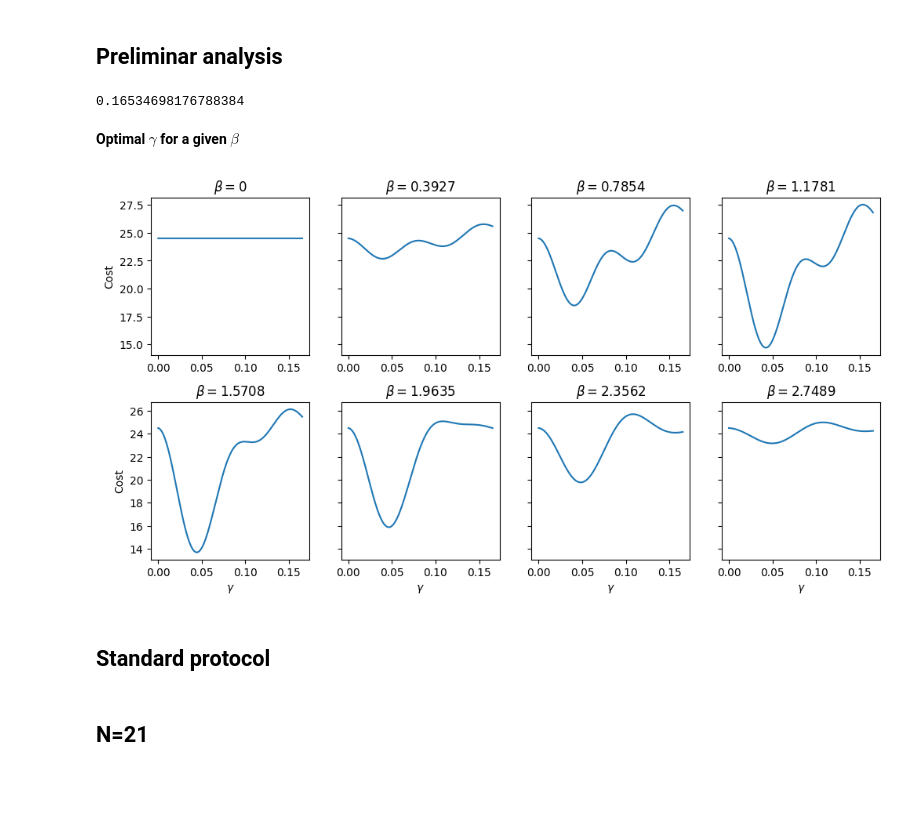
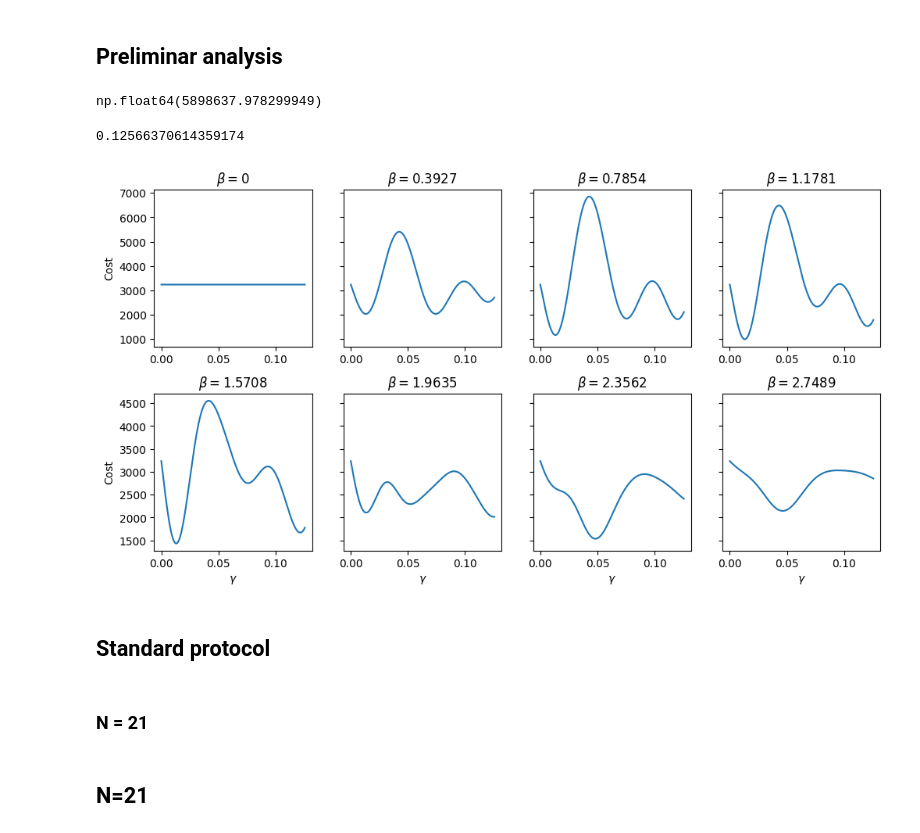
Before and after one commit to fpllcr/master-thesis, a Jupyter notebook: qaoa_factorization/notebooks/analysis.ipynb, the cells around one changed output. Saved outputs shown, nothing was run; the diff lists cells and outputs as text; code cells hidden in the pictures; blank space fills up the shorter version.

```diff
--- a/qaoa_factorization/notebooks/analysis.ipynb
+++ b/qaoa_factorization/notebooks/analysis.ipynb
@@ -166,44 +166,47 @@ multiple occasions. It doesn't seem very appropriate for our problem.
 Interestingly, BFGS found better solutions than L-BFGS-B for some layers and converged to the problem's solution. It is sensitive to initial conditions.
 # %% [markdown]
 ## Preliminar analysis
-# %%
-solver = QAOASolver(39, optimizer_method='BFGS', problem_hamiltonian='linear_H', cost_hamiltonian='abs_H')
-
-# Max angle
-max_gamma = 2*np.pi/max(solver.Ep)
-print(max_gamma)
-# %% [output]
-0.16534698176788384
-# %% [markdown]
-**Optimal $\gamma$ for a given $\beta$**
+# %%
+solver._compute_cost([0.013,1.07])
+# %% [output]
+np.float64(5898637.978299949)
 # %%
+solver = QAOASolver(51, optimizer_method='BFGS', problem_hamiltonian='linear_H', cost_hamiltonian='quadratic_H')
+
+# Max angle
+max_gamma = 2*np.pi/max(solver.Ep)
+print(max_gamma)
+
 gammas = np.linspace(0, max_gamma, 10000)
 betas = [0, np.pi/8, 2*np.pi/8, 3*np.pi/8, 4*np.pi/8, 5*np.pi/8, 6*np.pi/8, 7*np.pi/8]
 
 fig, axs = plt.subplots(2, 4, figsize=(12,6), sharey='row', sharex=False)
 axs = axs.flatten()
 fig.subplots_adjust(hspace=0.3)
 
 for i, beta in enumerate(betas):
     cost = []
 
     for gamma in gammas:
         res = solver._compute_cost([gamma, beta])
         cost.append(res)
 
     df = pd.DataFrame({'gamma': gammas, 'cost': cost})
 
 
     axs[i].plot('gamma', 'cost', data=df)
     axs[i].set_title(f'$\\beta = {round(beta, 4)}$')
     if i in [0,4]:
         axs[i].set_ylabel('Cost')
     if i > 3:
         axs[i].set_xlabel('$\\gamma$')
 # %% [output]
+0.12566370614359174
-[figure, old version]
+[figure, new version]
 # %% [markdown]
 ## Standard protocol
+# %% [markdown]
+### N = 21
 # %%
 N = 21
 
```
Also changed, not shown: parts of 50 cells of this notebook, 3 other files.
